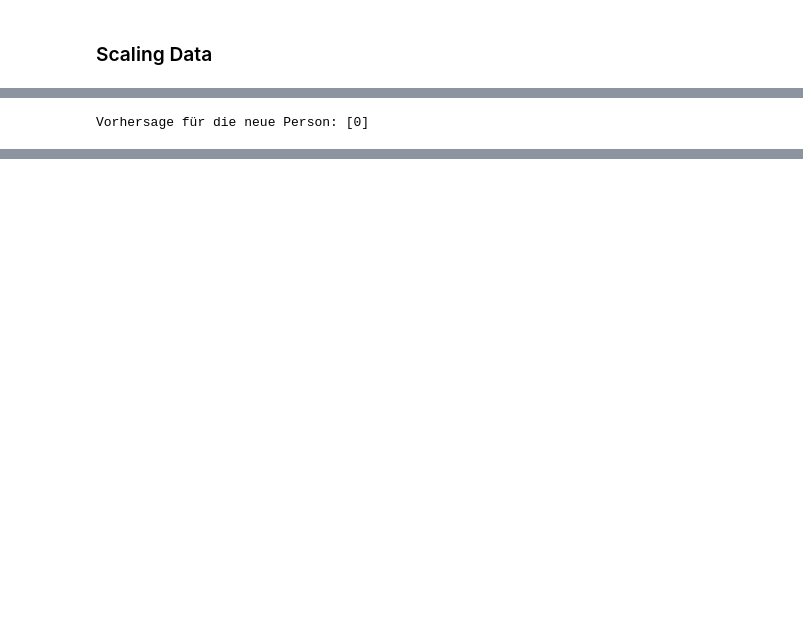
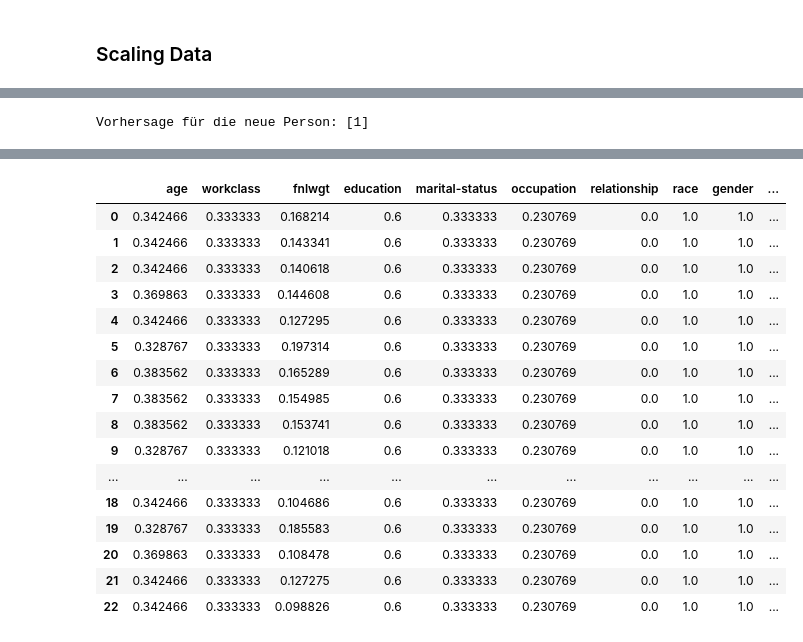
Before and after one commit to benedikt57/XAI, a Jupyter notebook: adult-income-k-nearest-neighbors-knn.ipynb, the cells around one changed output, grey strips where cells are left out. Cells and saved outputs as stored; diff of their text form; code cells hidden in the pictures; blank space fills up the shorter version.

```diff
--- a/adult-income-k-nearest-neighbors-knn.ipynb
+++ b/adult-income-k-nearest-neighbors-knn.ipynb
@@ -471,16 +559,16 @@ Accuracy : 0.8223574986164914
 # {0: '<=50K', 1: '>50K'}
 #	28	1	336951	7	2	10	0	4	1	40	38	1
 junge_prime_hat_sich_bayern_inter_ausgesucht = pd.DataFrame({
-    'age': [37],  # Alter
-    'workclass': [5],  # Kodiert wie in den Trainingsdaten
-    'fnlwgt': [25345],  # Gewichtungsfaktor
-    'education': [10],  # Kodiert wie in den Trainingsdaten
-    'marital-status': [4],  # Kodiert wie in den Trainingsdaten
-    'occupation': [11],  # Kodiert wie in den Trainingsdaten
-    'relationship': [3],  # Kodiert wie in den Trainingsdaten
+    'age': [42],  # Alter
+    'workclass': [2],  # Kodiert wie in den Trainingsdaten
+    'fnlwgt': [220000],  # Gewichtungsfaktor
+    'education': [9],  # Kodiert wie in den Trainingsdaten
+    'marital-status': [2],  # Kodiert wie in den Trainingsdaten
+    'occupation': [3],  # Kodiert wie in den Trainingsdaten
+    'relationship': [0],  # Kodiert wie in den Trainingsdaten
     'race': [4],  # Kodiert wie in den Trainingsdaten
-    'gender': [0],  # Kodiert wie in den Trainingsdaten
-    'hours-per-week': [80],  # Arbeitsstunden pro Woche
+    'gender': [1],  # Kodiert wie in den Trainingsdaten
+    'hours-per-week': [40],  # Arbeitsstunden pro Woche
     'native-country': [38]  # Kodiert wie in den Trainingsdaten
 })
 
@@ -491,13 +579,12 @@ person_scaled = st.transform(junge_prime_hat_sich_bayern_inter_ausgesucht)
 prediction = model.predict(person_scaled)
 print("Vorhersage für die neue Person:", prediction)
 # %% [output]
-Vorhersage für die neue Person: [0]
+Vorhersage für die neue Person: [1]
 # %%
 from sklearn.neighbors import NearestNeighbors
-import pandas as pd
 
 # Beispiel-Datenpunkt (kann angepasst werden)
-example_point = person_scaled
+example_point = junge_prime_hat_sich_bayern_inter_ausgesucht
 
 # Skalieren des Datenpunkts
 example_point_scaled = st.transform(example_point)
@@ -507,7 +594,7 @@ nn_model = NearestNeighbors(n_neighbors=23)  # Anzahl der Nachbarn
 nn_model.fit(X_train)
 
 # Nächste Nachbarn finden
-distances, indices = nn_model.kneighbors(example_point_scaled)
+distances, indices = model.kneighbors(example_point_scaled)
 
 # Ergebnisse anzeigen
 print("Distanzen zu den nächsten Nachbarn:", distances)
@@ -517,32 +604,7 @@ print("Indizes der nächsten Nachbarn:", indices)
 nearest_neighbors = X_train[indices[0]]
 nearest_labels = y_train[indices[0]]
 
-nearest_neighbors = st.inverse_transform(nearest_neighbors)  # Rücktransformation der Merkmale
-nearest_labels = label_encoder_income.inverse_transform(nearest_labels.ravel())  # Rücktransformation der Labels
-
-# Rücktransformation der kodierten Werte in die ursprünglichen Werte
-nearest_neighbors_df = pd.DataFrame(nearest_neighbors, columns=X.columns)
-
-# Mapping für die Rücktransformation
-mappings = {
-    'workclass': {i: label for i, label in enumerate(label_encoder_workclass.classes_)},
-    'education': {i: label for i, label in enumerate(label_encoder_education.classes_)},
-    'marital-status': {i: label for i, label in enumerate(label_encoder_marital_status.classes_)},
-    'occupation': {i: label for i, label in enumerate(label_encoder_occupation.classes_)},
-    'relationship': {i: label for i, label in enumerate(label_encoder_relationship.classes_)},
-    'race': {i: label for i, label in enumerate(label_encoder_race.classes_)},
-    'native-country': {i: label for i, label in enumerate(label_encoder_native_country.classes_)}
-}
-
-for column, mapping in mappings.items():
-    nearest_neighbors_df[column] = nearest_neighbors_df[column].map(mapping)
-
-# Ausgabe der tatsächlichen Werte
-print("Tatsächliche Werte der nächsten Nachbarn:")
-print(nearest_neighbors_df)
-
-#print("Merkmale der nächsten Nachbarn:")
-#print(nearest_neighbors)
-print("Labels der nächsten Nachbarn:")
-print(nearest_labels)
+print("vor backtrafo scaling:")
+debug_df = pd.DataFrame(nearest_neighbors, columns=X.columns)
+debug_df
 # %% [output]
@@ -565,0 +618,17 @@ Labels der nächsten Nachbarn:
+|  | age | workclass | fnlwgt | education | marital-status | occupation | relationship | race | gender | ... |
+| 0 | 0.342466 | 0.333333 | 0.168214 | 0.6 | 0.333333 | 0.230769 | 0.0 | 1.0 | 1.0 | ... |
+| 1 | 0.342466 | 0.333333 | 0.143341 | 0.6 | 0.333333 | 0.230769 | 0.0 | 1.0 | 1.0 | ... |
+| 2 | 0.342466 | 0.333333 | 0.140618 | 0.6 | 0.333333 | 0.230769 | 0.0 | 1.0 | 1.0 | ... |
+| 3 | 0.369863 | 0.333333 | 0.144608 | 0.6 | 0.333333 | 0.230769 | 0.0 | 1.0 | 1.0 | ... |
+| 4 | 0.342466 | 0.333333 | 0.127295 | 0.6 | 0.333333 | 0.230769 | 0.0 | 1.0 | 1.0 | ... |
+| 5 | 0.328767 | 0.333333 | 0.197314 | 0.6 | 0.333333 | 0.230769 | 0.0 | 1.0 | 1.0 | ... |
+| 6 | 0.383562 | 0.333333 | 0.165289 | 0.6 | 0.333333 | 0.230769 | 0.0 | 1.0 | 1.0 | ... |
+| 7 | 0.383562 | 0.333333 | 0.154985 | 0.6 | 0.333333 | 0.230769 | 0.0 | 1.0 | 1.0 | ... |
+| 8 | 0.383562 | 0.333333 | 0.153741 | 0.6 | 0.333333 | 0.230769 | 0.0 | 1.0 | 1.0 | ... |
+| 9 | 0.328767 | 0.333333 | 0.121018 | 0.6 | 0.333333 | 0.230769 | 0.0 | 1.0 | 1.0 | ... |
+| ... | ... | ... | ... | ... | ... | ... | ... | ... | ... | ... |
+| 18 | 0.342466 | 0.333333 | 0.104686 | 0.6 | 0.333333 | 0.230769 | 0.0 | 1.0 | 1.0 | ... |
+| 19 | 0.328767 | 0.333333 | 0.185583 | 0.6 | 0.333333 | 0.230769 | 0.0 | 1.0 | 1.0 | ... |
+| 20 | 0.369863 | 0.333333 | 0.108478 | 0.6 | 0.333333 | 0.230769 | 0.0 | 1.0 | 1.0 | ... |
+| 21 | 0.342466 | 0.333333 | 0.127275 | 0.6 | 0.333333 | 0.230769 | 0.0 | 1.0 | 1.0 | ... |
+| 22 | 0.342466 | 0.333333 | 0.098826 | 0.6 | 0.333333 | 0.230769 | 0.0 | 1.0 | 1.0 | ... |
```
Also changed, not shown: parts of 23 cells of this notebook.
